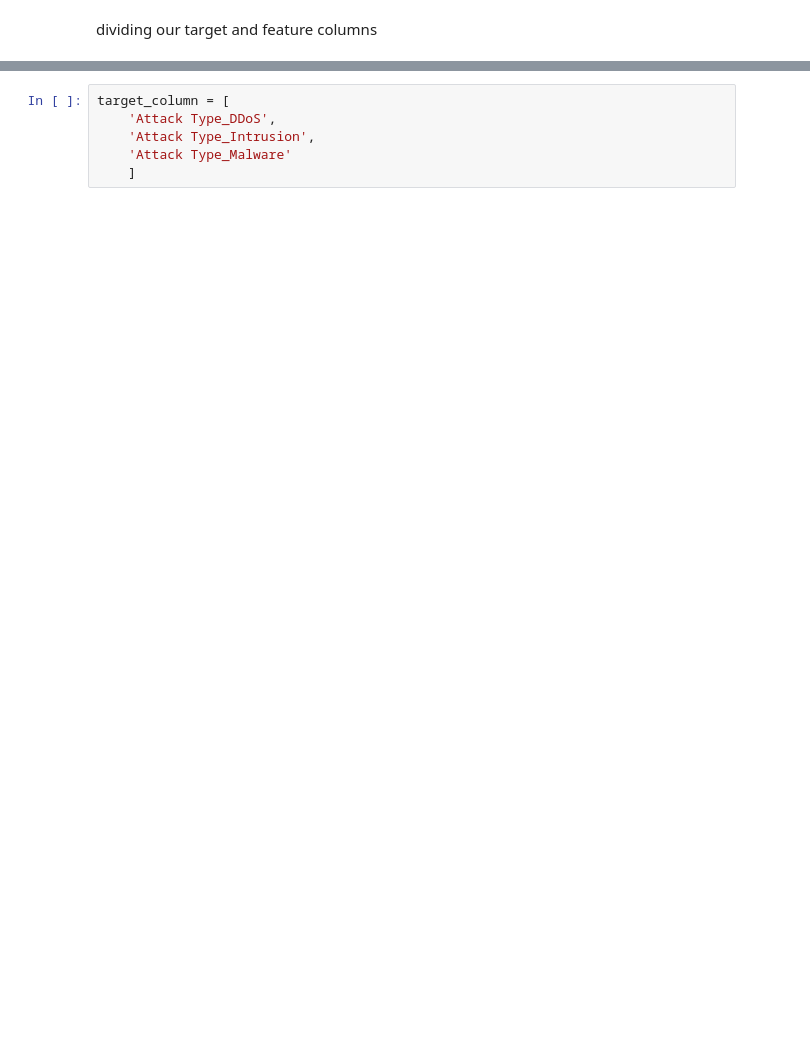
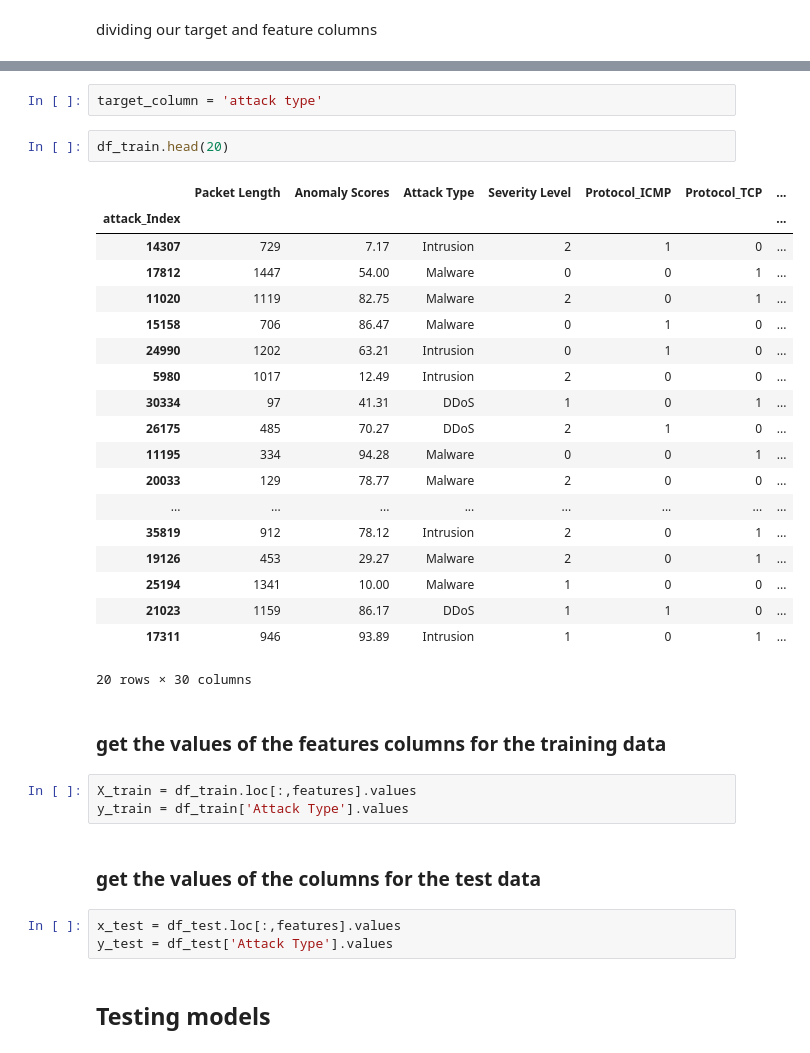
Before and after one commit to jasensteve10/DSTI_ML_PROJECT_CYBERSECURITY, a Jupyter notebook: EDA/EDA_JASEN/eda_crypto.ipynb, the cells around one changed output, grey strips where cells are left out. Saved outputs shown, nothing was run; the diff lists cells and outputs as text; blank space fills up the shorter version.

Commit message:
model training

```diff
--- a/EDA/EDA_JASEN/eda_crypto.ipynb
+++ b/EDA/EDA_JASEN/eda_crypto.ipynb
@@ -458,9 +453,39 @@ features = [
     'Log Source_Firewall',
     'Log Source_Server'
 ]
-# %%
-target_column = [
-    'Attack Type_DDoS',
-    'Attack Type_Intrusion',
-    'Attack Type_Malware'
-    ]
+# %%
+target_column = 'attack type'
+# %%
+df_train.head(20)
+# %% [output]
+|  | Packet Length | Anomaly Scores | Attack Type | Severity Level | Protocol_ICMP | Protocol_TCP | ... |
+| attack_Index |  |  |  |  |  |  | ... |
+| 14307 | 729 | 7.17 | Intrusion | 2 | 1 | 0 | ... |
+| 17812 | 1447 | 54.00 | Malware | 0 | 0 | 1 | ... |
+| 11020 | 1119 | 82.75 | Malware | 2 | 0 | 1 | ... |
+| 15158 | 706 | 86.47 | Malware | 0 | 1 | 0 | ... |
+| 24990 | 1202 | 63.21 | Intrusion | 0 | 1 | 0 | ... |
+| 5980 | 1017 | 12.49 | Intrusion | 2 | 0 | 0 | ... |
+| 30334 | 97 | 41.31 | DDoS | 1 | 0 | 1 | ... |
+| 26175 | 485 | 70.27 | DDoS | 2 | 1 | 0 | ... |
+| 11195 | 334 | 94.28 | Malware | 0 | 0 | 1 | ... |
+| 20033 | 129 | 78.77 | Malware | 2 | 0 | 0 | ... |
+| ... | ... | ... | ... | ... | ... | ... | ... |
+| 35819 | 912 | 78.12 | Intrusion | 2 | 0 | 1 | ... |
+| 19126 | 453 | 29.27 | Malware | 2 | 0 | 1 | ... |
+| 25194 | 1341 | 10.00 | Malware | 1 | 0 | 0 | ... |
+| 21023 | 1159 | 86.17 | DDoS | 1 | 1 | 0 | ... |
+| 17311 | 946 | 93.89 | Intrusion | 1 | 0 | 1 | ... |
+20 rows × 30 columns
+# %% [markdown]
+###  get the values of the features columns for the training data
+# %%
+X_train = df_train.loc[:,features].values
+y_train = df_train['Attack Type'].values
+# %% [markdown]
+### get the values of the columns for the test data
+# %%
+x_test = df_test.loc[:,features].values
+y_test = df_test['Attack Type'].values
+# %% [markdown]
+## Testing models
```
Also changed, not shown: parts of 25 cells of this notebook.
